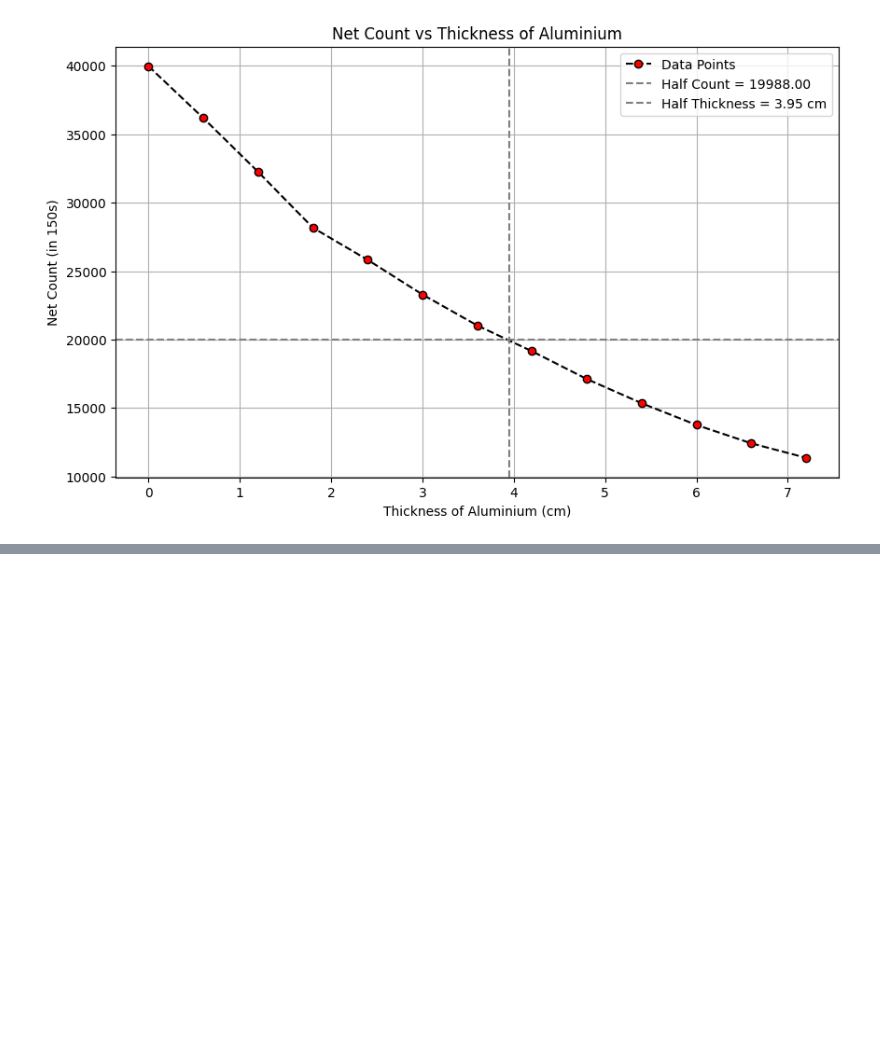
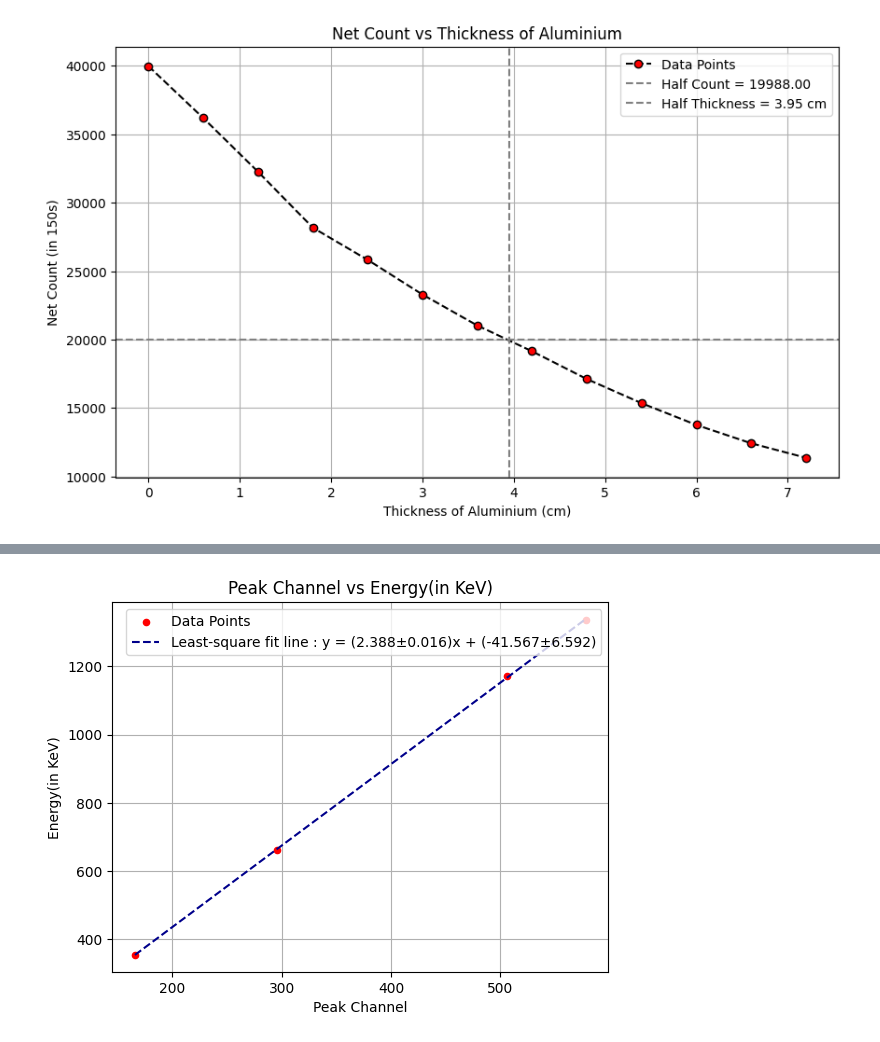
Before and after one commit to Anuj-Arya1/Nuclear-and-Solid-State-physics-Lab, a Jupyter notebook: Nuclear_Physics_lab/SCA_MCA(gamma).ipynb, the cells around one changed output, grey strips where cells are left out. Cells and saved outputs as stored; diff of their text form; code cells hidden in the pictures; blank space fills up the shorter version.

```diff
--- a/Nuclear_Physics_lab/SCA_MCA(gamma).ipynb
+++ b/Nuclear_Physics_lab/SCA_MCA(gamma).ipynb
@@ -42,0 +92,60 @@ Net Count for 150 seconds: [39976, 36184, 32256, 28173, 25823, 23290, 21031, 191
+# %%
+# fit data
+
+
+def least_square_fitting(X, Y,X_axis,Y_axis,plot):
+    # TABLE DATA
+    Σx2 = 0
+    Σy = 0
+    Σxy = 0
+    Σx = 0
+    count = 0
+    Σxylist = []
+    Σx2list = []
+    Slno = [ ]
+
+    for i in range(len(X)):
+        Σx2 += X[i]**2
+        Σx2list.append(round(X[i]**2,4))
+        Σy += Y[i]
+        Σxy += X[i]*Y[i]
+        Σxylist.append(round(X[i]*Y[i],4))
+        Σx += X[i]
+        count += 1
+        Slno.append(count)
+
+    # Finding slope and intercept
+    fit = np.polyfit(X,Y,1)
+    A = fit[0]
+    B = fit[1]
+    def f(x):
+      return A*x + B
+    # Error analysis
+    error_sum = 0
+    for i in range(len(X)):
+        error_sum += (Y[i] - f(X[i]))**2
+    error_y = (error_sum/ (len(X) - 2))**0.5
+    delta = len(X)*Σx2 - Σx**2
+    error_slope = error_y * (len(X)/delta)**0.5
+    error_intercept = error_y * (Σx2/delta)**0.5
+
+    if plot==True:
+        #GRAPH PLOT
+        plt.xlabel(X_axis)
+        plt.ylabel(Y_axis)
+        plt.title(X_axis + " vs " + Y_axis)
+        plt.grid()
+        plt.scatter(X,Y,label='Data Points',s=20,c='red')
+        fit = np.polyfit(X,Y,1)
+        x_fit = np.linspace(min(X),max(X),1000)
+        y_fit = fit[1]+fit[0]*x_fit
+        plt.plot(x_fit,y_fit,'--',c='darkblue', label = f'Least-square fit line : y = ({round(A,3)}±{round(error_slope,3)})x + ({round(B,3)}±{round(error_intercept,3)})')
+        plt.legend()
+        plt.show()
+
+Energy_ = [356,662,1172,1335] # KeV
+peak_channel = [166,296,506,578]
+
+least_square_fitting(peak_channel,Energy_,"Peak Channel","Energy(in KeV)",True)
+# %% [output]
+[figure, added]
```
Also changed, not shown: parts of 2 cells of this notebook.
